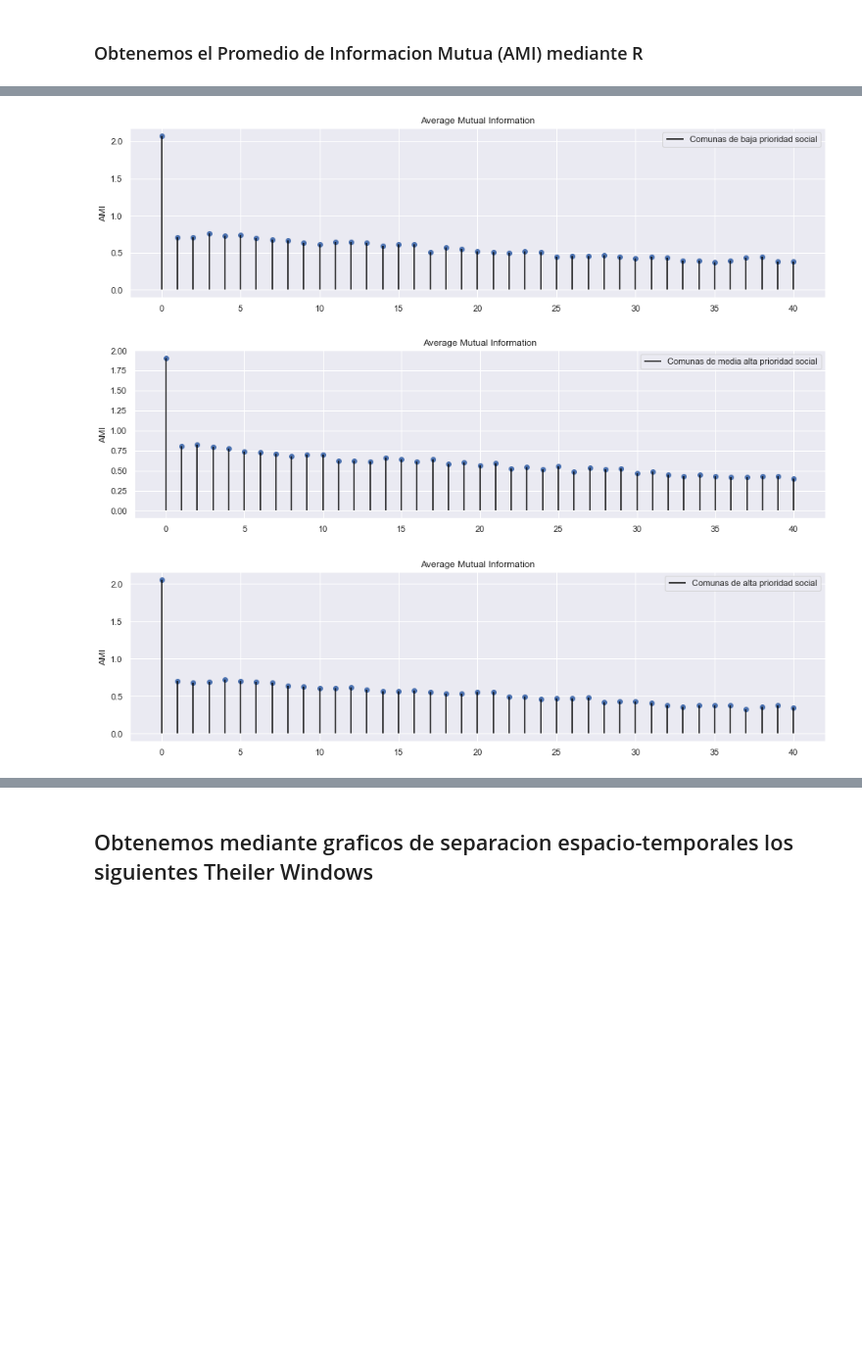
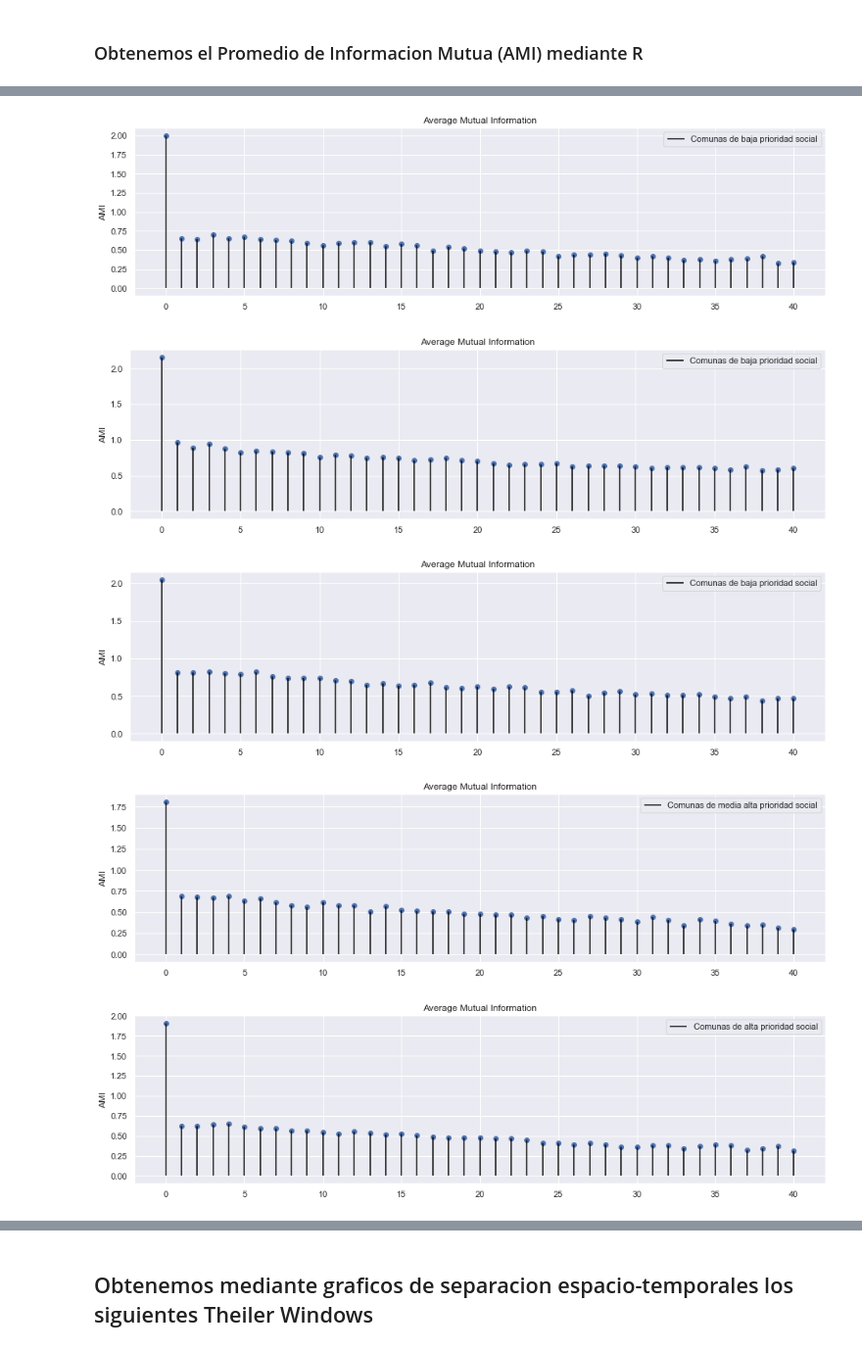
Before and after one commit to nachoacev/Chaos-Presence-SARS-CoV-II, a Jupyter notebook: analysis_comunas_CL.ipynb, the cells around one changed output, grey strips where cells are left out. Shown at 98% size. Drawn from its saved outputs; the diff is of its cells as text; code cells hidden in the pictures; blank space fills up the shorter version.

```diff
--- a/analysis_comunas_CL.ipynb
+++ b/analysis_comunas_CL.ipynb
@@ -98,5 +137,7 @@ AMI_comunas_SCL.head()
 # %%
 AMI_lowest_sp_deaths = np.array(AMI_comunas_SCL['mutual_lowest_sp_deaths'])
+AMI_low_sp_deaths = np.array(AMI_comunas_SCL['mutual_low_sp_deaths'])
+AMI_middle_sp_deaths = np.array(AMI_comunas_SCL['mutual_middle_sp_deaths'])
 AMI_high_sp_deaths = np.array(AMI_comunas_SCL['mutual_high_sp_deaths'])
 AMI_highest_sp_deaths = np.array(AMI_comunas_SCL['mutual_highest_sp_deaths'])
 
@@ -106,37 +147,61 @@ plt.clf()
 plt.vlines(np.arange(41), ymin=0, ymax=AMI_lowest_sp_deaths, label='Comunas de baja prioridad social', color='black')
 plt.scatter(np.arange(41), AMI_lowest_sp_deaths, marker='o')
 
 plt.legend()
 plt.title('Average Mutual Information')
 plt.ylabel('AMI')
 plt.show()
 
+plt.figure(3, figsize=(16,4))
+plt.clf()
 
-plt.figure(3, figsize=(16,4))
+plt.vlines(np.arange(41), ymin=0, ymax=AMI_low_sp_deaths, label='Comunas de baja prioridad social', color='black')
+plt.scatter(np.arange(41), AMI_low_sp_deaths, marker='o')
+
+plt.legend()
+plt.title('Average Mutual Information')
+plt.ylabel('AMI')
+plt.show()
+
+plt.figure(4, figsize=(16,4))
+plt.clf()
+
+plt.vlines(np.arange(41), ymin=0, ymax=AMI_middle_sp_deaths, label='Comunas de baja prioridad social', color='black')
+plt.scatter(np.arange(41), AMI_middle_sp_deaths, marker='o')
+
+plt.legend()
+plt.title('Average Mutual Information')
+plt.ylabel('AMI')
+plt.show()
+
+
+plt.figure(5, figsize=(16,4))
 plt.clf()
 
 plt.vlines(np.arange(41), ymin=0, ymax=AMI_high_sp_deaths, label='Comunas de media alta prioridad social', color='black')
 plt.scatter(np.arange(41), AMI_high_sp_deaths, marker='o')
 
 plt.legend()
 plt.title('Average Mutual Information')
 plt.ylabel('AMI')
 plt.show()
 
-plt.figure(4, figsize=(16,4))
+plt.figure(6, figsize=(16,4))
 plt.clf()
 
 
 plt.vlines(np.arange(41), ymin=0, ymax=AMI_highest_sp_deaths, label='Comunas de alta prioridad social', color='black')
 plt.scatter(np.arange(41), AMI_highest_sp_deaths, marker='o')
 
 plt.legend()
 plt.title('Average Mutual Information')
 plt.ylabel('AMI')
 plt.show()
 # %% [output]
-[figure, old version]
+[figure, new version]
-[figure, old version]
+[figure, new version]
-[figure, old version]
+[figure, new version]
+[figure, added]
+[figure, added]
 # %%
 delay_lowest_sp_deaths = []
```
Also changed, not shown: parts of 28 cells of this notebook, 9 other files.
